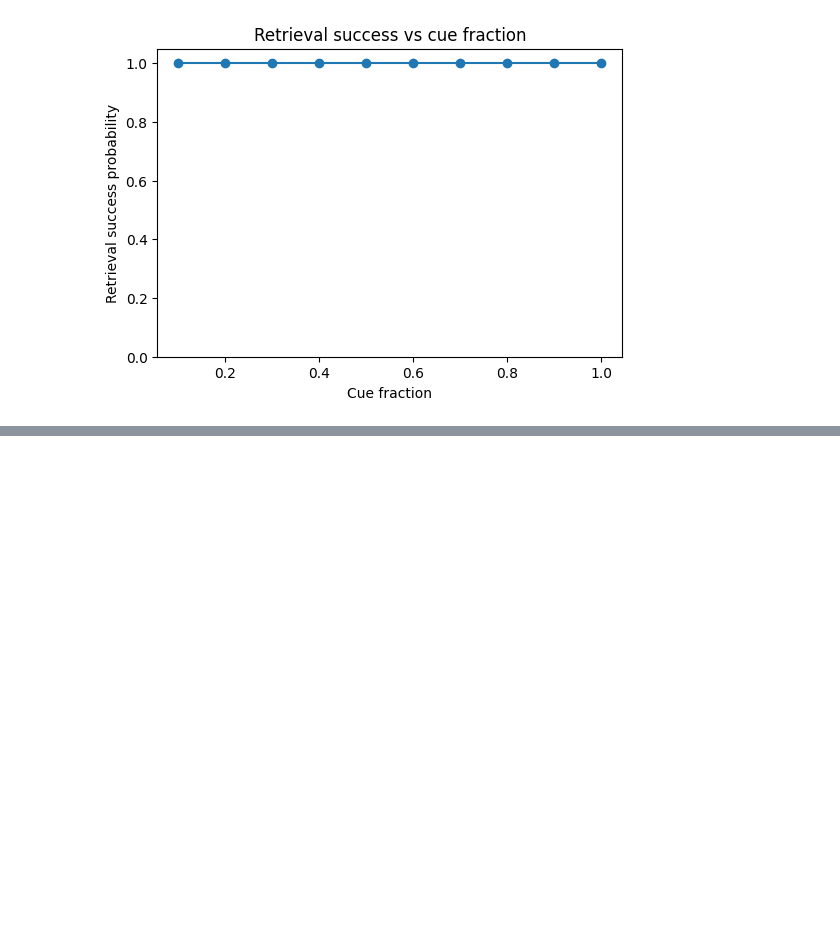
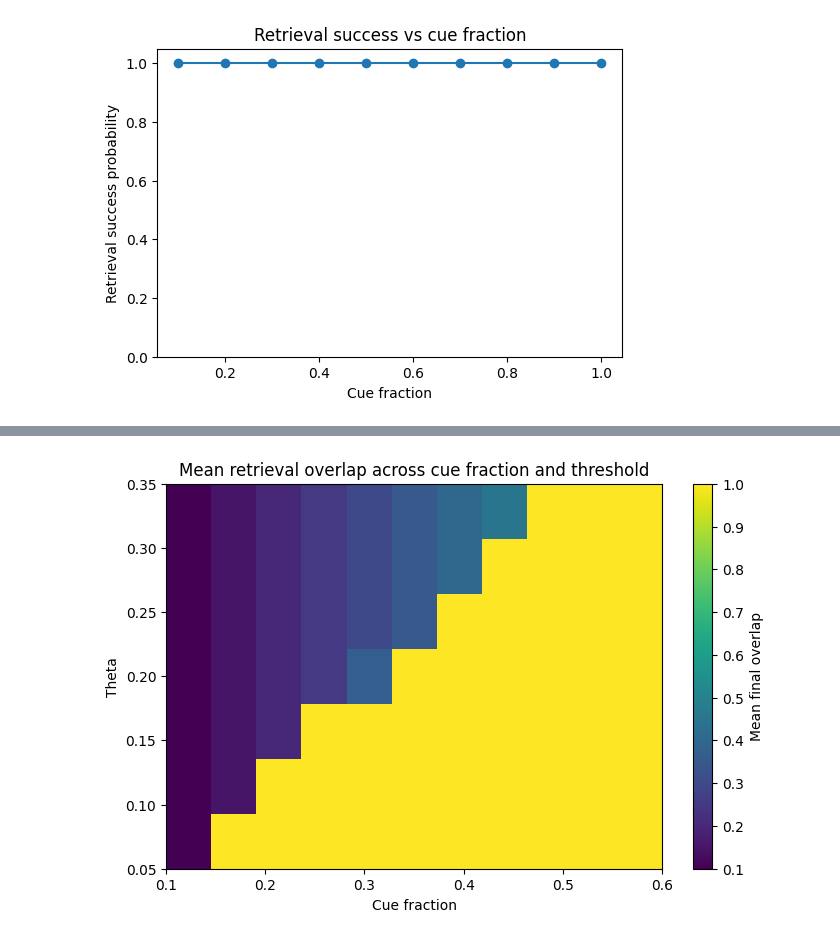
Before and after one commit to armaanfallahi/engram-hopfield, a Jupyter notebook: notebooks/01_initialmetrics.ipynb, the cells around one changed output, grey strips where cells are left out. Saved outputs shown, nothing was run; the diff lists cells and outputs as text; code cells hidden in the pictures; blank space fills up the shorter version.

```diff
--- a/notebooks/01_initialmetrics.ipynb
+++ b/notebooks/01_initialmetrics.ipynb
@@ -189,0 +487,15 @@ plt.show()
+# %%
+plt.figure(figsize=(8, 5))
+plt.imshow(
+    mean_overlap_heatmap,
+    aspect="auto",
+    origin="lower",
+    extent=[cue_fractions.min(), cue_fractions.max(), thetas.min(), thetas.max()],
+)
+plt.colorbar(label="Mean final overlap")
+plt.xlabel("Cue fraction")
+plt.ylabel("Theta")
+plt.title("Mean retrieval overlap across cue fraction and threshold")
+plt.show()
+# %% [output]
+[figure, added]
```
Also changed, not shown: parts of 9 cells of this notebook, 1 other file.
